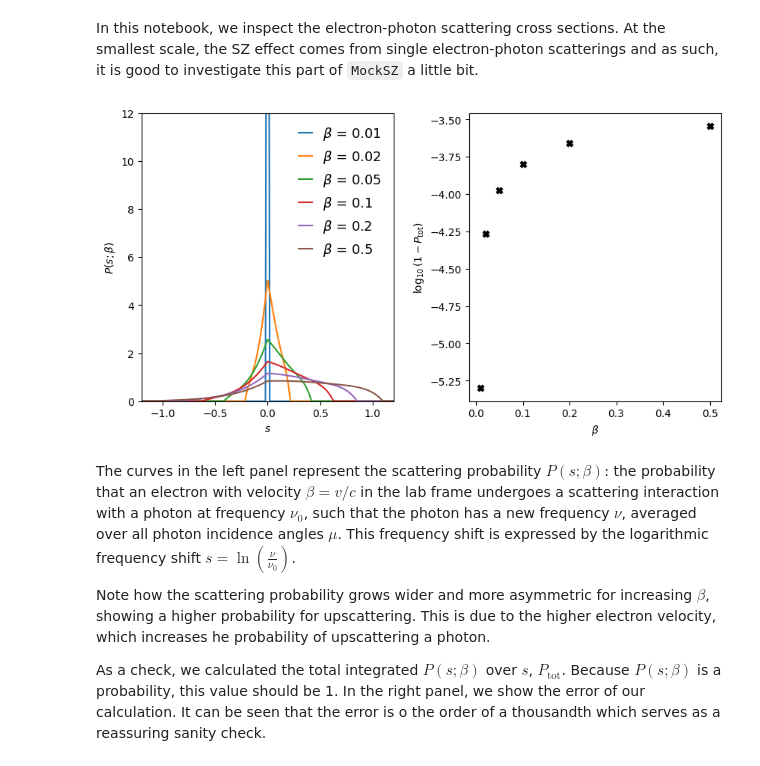
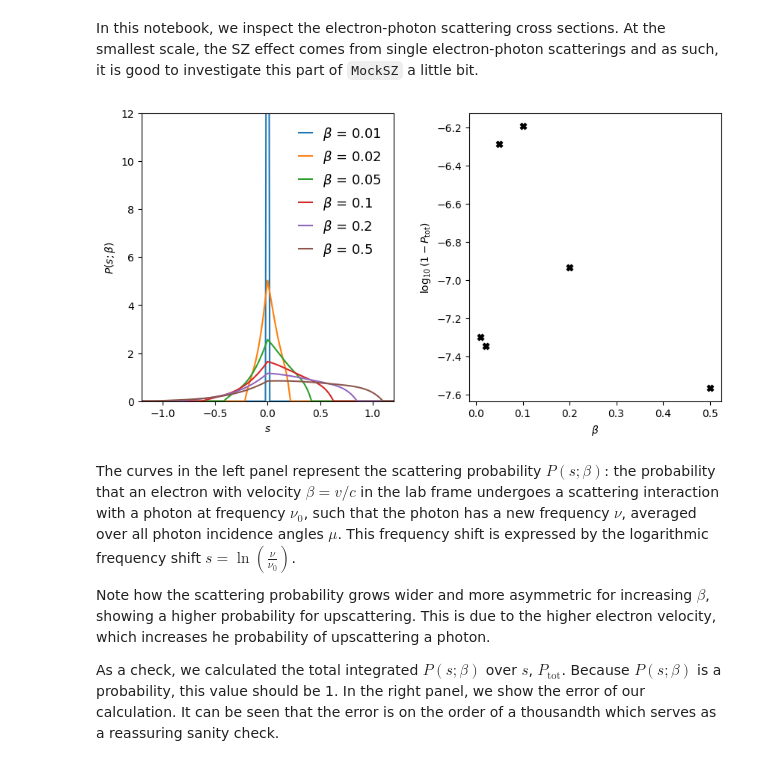
Before and after one commit to arendMoerman/MockSZ, a Jupyter notebook: etc/demos/SingleElectronScattering.ipynb, the cells around one changed output. Saved outputs shown, nothing was run; the diff lists cells and outputs as text; code cells hidden in the pictures.

```diff
--- a/etc/demos/SingleElectronScattering.ipynb
+++ b/etc/demos/SingleElectronScattering.ipynb
@@ -5,38 +5,40 @@ In this notebook, we inspect the electron-photon scattering cross sections. At t
 # %%
 import numpy as np
 import matplotlib.pyplot as pt
 
 import MockSZ.SingleStats as MSingle
+
+%matplotlib inline
 
 num_arr = 3000
 s = np.linspace(-1.2, 1.2, num=num_arr)
 beta = np.array([0.01, 0.02, 0.05, 0.10, 0.20, 0.50])
 
 amplitudes = MSingle.getPsbThomson(s, beta, num_arr)
 
 ds = s[1] - s[0]
 
 check = np.sum(amplitudes * ds, axis=0)
 
 fig, ax = pt.subplots(1,2, figsize=(10,5), gridspec_kw={"wspace":0.3})
 ax[0].plot(s, amplitudes, label=[r"$\beta$ = " + x for x in beta.astype(str)])
 ax[0].set_ylim(0, 12)
 ax[0].set_xlim(-1.2, 1.2)
 
 ax[0].set_ylabel(r"$P(s;\beta)$")
 ax[0].set_xlabel(r"$s$")
 ax[0].legend(frameon=False, prop={'size': 13},handlelength=1)
 
-ax[1].scatter(beta, np.log10(1 - check), marker="X", color="black")
+ax[1].scatter(beta, np.log10(np.absolute(1 - check)), marker="X", color="black")
 ax[1].set_ylabel(r"$\log_{10}(1 - P_\mathrm{tot})$")
 ax[1].set_xlabel(r"$\beta$")
 
 pt.show()
 # %% [output]
-[figure, old version]
+[figure, new version]
 # %% [markdown]
 The curves in the left panel represent the scattering probability $P(s;\beta)$: the probability that an electron with velocity $\beta = v / c$ in the lab frame undergoes a scattering interaction with a photon at frequency $\nu_0$, such that the photon has a new frequency $\nu$, averaged over all photon incidence angles $\mu$. This frequency shift is expressed by the logarithmic frequency shift $s=\ln(\frac{\nu}{\nu_0})$.
 
 Note how the scattering probability grows wider and more asymmetric for increasing $\beta$, showing a higher probability for upscattering. This is due to the higher electron velocity, which increases he probability of upscattering a photon.
 
-As a check, we calculated the total integrated $P(s;\beta)$ over $s$, $P_\mathrm{tot}$. Because $P(s;\beta)$ is a probability, this value should be 1. In the right panel, we show the error of our calculation. It can be seen that the error is o the order of a thousandth which serves as a reassuring sanity check.
+As a check, we calculated the total integrated $P(s;\beta)$ over $s$, $P_\mathrm{tot}$. Because $P(s;\beta)$ is a probability, this value should be 1. In the right panel, we show the error of our calculation. It can be seen that the error is on the order of a thousandth which serves as a reassuring sanity check.
```
Also changed, not shown: 39 other files.
